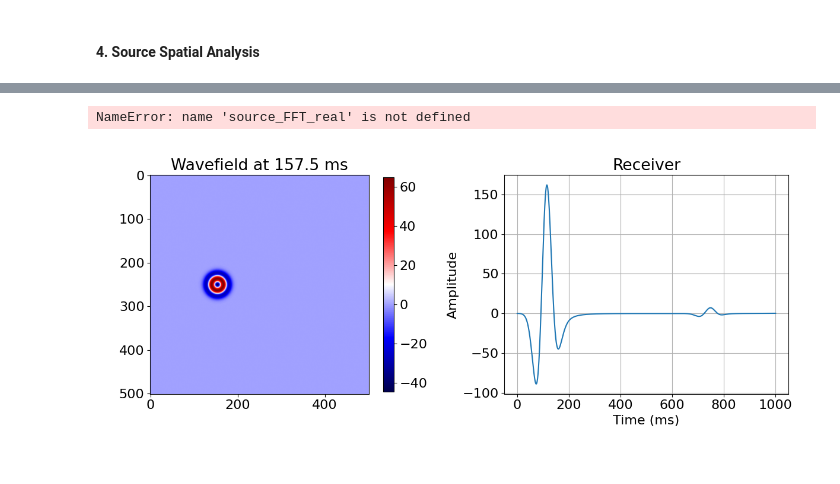
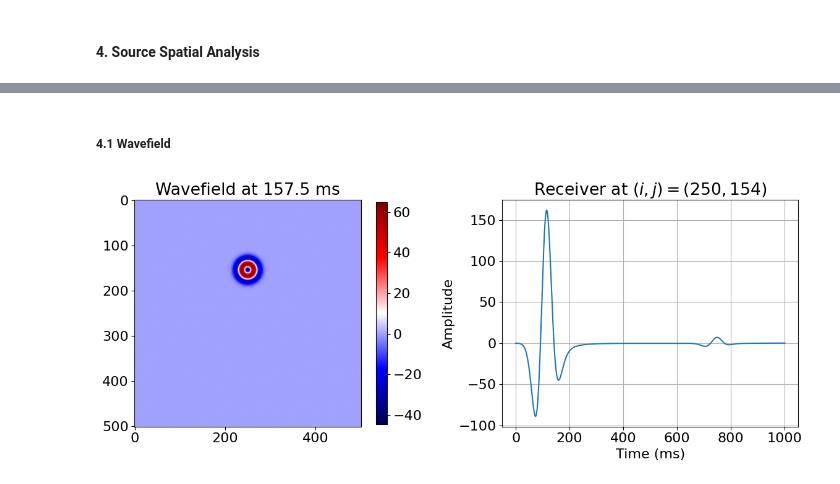
Before and after one commit to JulianSoZa/seismic_wave_propagation, a Jupyter notebook: notebooks/wave_eq_to_freq_domain.ipynb, the cells around one changed output, grey strips where cells are left out. Saved outputs shown, nothing was run; the diff lists cells and outputs as text; code cells hidden in the pictures.

```diff
--- a/notebooks/wave_eq_to_freq_domain.ipynb
+++ b/notebooks/wave_eq_to_freq_domain.ipynb
@@ -184,45 +211,23 @@ source_freq_vector = np.fft.rfftfreq(source_time.shape[-1], d=dt)*1e3
-# %%
-source_FFT_space_real = np.einsum('i,jk->ijk', np.squeeze(np.real(source_FFT)), src_space.data)
-
-this_nfrequency = 10
-plt.figure(figsize=(12, 5))
-plt.subplot(1, 2, 1)
-im1 = plt.imshow(source_FFT_space_real[this_nfrequency], cmap='seismic')
-plt.colorbar(im1, shrink=0.98)
-plt.title(f'Wavelet source at {1000*source_freq_vector[this_nfrequency]:.1f} Hz')
-
-
-plt.subplot(1, 2, 2)
-plt.plot(source_freq_vector*1000, source_FFT_space_real[:, 250, 154])
-plt.title('Receiver')
-plt.xlabel('Time (ms)')
-plt.ylabel('Amplitude')
-plt.grid()
-plt.tight_layout()
-plt.show()
-# %% [output]
-NameError: name 'source_FFT_real' is not defined
+# %% [markdown]
+##### 4.1 Wavefield
 # %%
 time_instant = 180
-
-domain_size = 1.e-3 * np.array(model.domain_size)
-extent = [model.origin[0], model.origin[0] + domain_size[0],
-    model.origin[1] + domain_size[1], model.origin[1]]
+pos_injection = (250, 154)
 
 plt.figure(figsize=(12, 5))
 plt.subplot(1, 2, 1)
-im1 = plt.imshow(u.data[time_instant], cmap='seismic')
+im1 = plt.imshow(u.data[time_instant].T, cmap='seismic')
 plt.colorbar(im1, shrink=0.98)
 plt.title(f'Wavefield at {geometry.time_axis.time_values[time_instant]:.1f} ms')
 
 plt.subplot(1, 2, 2)
-plt.plot(geometry.time_axis.time_values, u.data[:, 250, 154])
-plt.title('Receiver')
+plt.plot(geometry.time_axis.time_values, u.data[:, pos_injection[0], pos_injection[1]])
+plt.title(f'Receiver at $(i,j) = {pos_injection}$')
 plt.xlabel('Time (ms)')
 plt.ylabel('Amplitude')
 plt.grid()
 plt.tight_layout()
 plt.show()
 # %% [output]
-[figure, old version]
+[figure, new version]
 # %%
```
Also changed, not shown: parts of 14 cells of this notebook.
